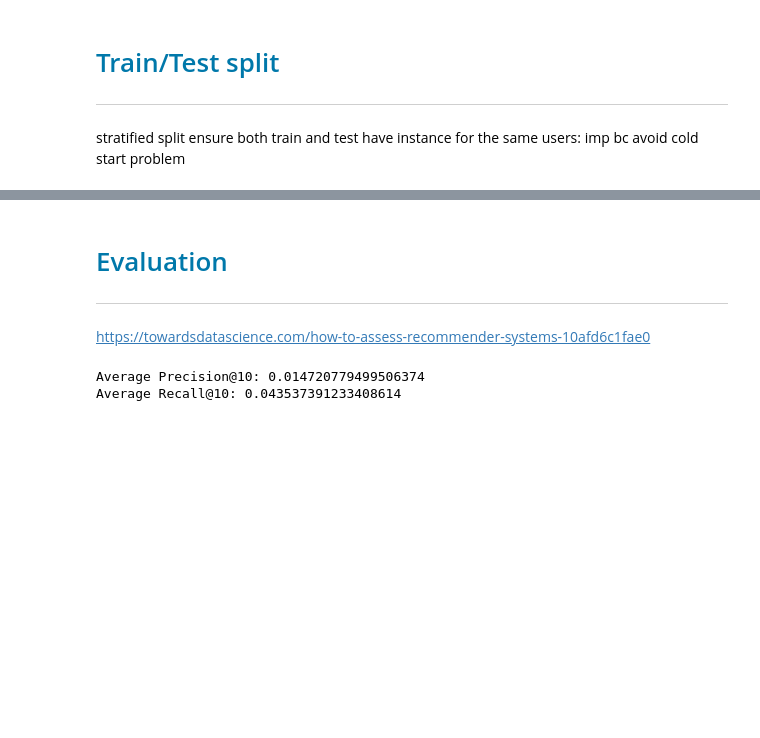
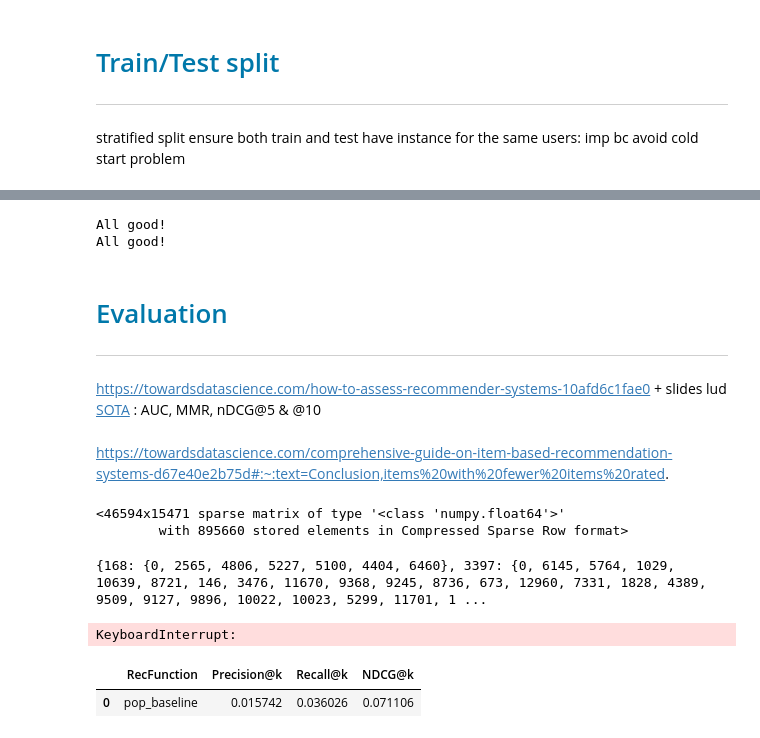
Before and after one commit to BianchiGiulia/Portfolio, a Jupyter notebook: News_Recommendation_System/collab_filt.ipynb, the cells around one changed output, grey strips where cells are left out. Drawn from its saved outputs; the diff is of its cells as text; code cells hidden in the pictures; blank space fills up the shorter version.

```diff
--- a/News_Recommendation_System/collab_filt.ipynb
+++ b/News_Recommendation_System/collab_filt.ipynb
@@ -283,6 +447,28 @@ u_0, u_1
+# %%
+#small check if interaction matrices have data leakage via intersection of matrices
+b_train_matrix = load_npz('b_train_matrix.npz')
+b_test_matrix = load_npz('b_test_matrix.npz')
+n_train_matrix = load_npz('n_train_matrix.npz')
+n_test_matrix = load_npz('n_test_matrix.npz')
+
+def check_data_leakage(train_matrix: csr_matrix, test_matrix: csr_matrix):
+    train_nonzero = set(zip(train_matrix.nonzero()[0], train_matrix.nonzero()[1])) #again in tuple form
+    test_nonzero = set(zip(test_matrix.nonzero()[0], test_matrix.nonzero()[1]))
+    common_elements = train_nonzero.intersection(test_nonzero)
+    if common_elements:
+        print(f"Data leakage: {len(common_elements)} interactions are in both sets.")
+    else:
+        print("All good!")
+
+b_data_leakage = check_data_leakage(b_train_matrix, b_test_matrix)
+n_data_leakage = check_data_leakage(n_train_matrix, n_test_matrix)
+# %% [output]
+All good!
+All good!
 # %% [markdown]
 <h1 style="color:rgb(0,120,170)">Evaluation</h1>
 
 ------------------------------------------------------
-https://towardsdatascience.com/how-to-assess-recommender-systems-10afd6c1fae0
+https://towardsdatascience.com/how-to-assess-recommender-systems-10afd6c1fae0 + slides lud <br>
+[SOTA](https://paperswithcode.com/sota/news-recommendation-on-mind) : AUC, MMR, nDCG@5 & @10
 <a id="Evaluation"></a>
@@ -313,7 +475,27 @@ def evaluate(interaction_matrix, test_interactions, pop_rec_function, k=10):
-# %%
-k=10
-print(f"Average Precision@{k}: {avg_precision_at_k}") #0.014720779499506374
-print(f"Average Recall@{k}: {avg_recall_at_k}") #0.043537391233408614
-# %% [output]
-Average Precision@10: 0.014720779499506374
-Average Recall@10: 0.043537391233408614
+# %% [markdown]
+https://towardsdatascience.com/comprehensive-guide-on-item-based-recommendation-systems-d67e40e2b75d#:~:text=Conclusion,items%20with%20fewer%20items%20rated.
+# %%
+b_train_matrix = load_npz('b_train_matrix.npz')
+b_test_matrix = load_npz('b_test_matrix.npz')
+n_train_matrix = load_npz('n_train_matrix.npz')
+n_test_matrix = load_npz('n_test_matrix.npz')
+b_train_matrix
+# %% [output]
+<46594x15471 sparse matrix of type '<class 'numpy.float64'>'
+        with 895660 stored elements in Compressed Sparse Row format>
+# %%
+#BINARY based
+rec_functions = [rs.pop_baseline]              #list of recommendation functions
+results_table = evals.evaluate(b_train_matrix, b_test_matrix, rec_functions, k=10)
+results_table
+# %% [output]
+{168: {0, 2565, 4806, 5227, 5100, 4404, 6460}, 3397: {0, 6145, 5764, 1029, 10639, 8721, 146, 3476, 11670, 9368, 9245, 8736, 673, 12960, 7331, 1828, 4389, 9509, 9127, 9896, 10022, 10023, 5299, 11701, 1 ...
+KeyboardInterrupt:
+# %%
+#N OF CLICKS based
+rec_functions = [rs.pop_baseline]              #list of recommendation functions
+results_table = evals.evaluate(n_train_matrix, n_test_matrix, rec_functions, k=10)
+results_table
+# %% [output]
+|  | RecFunction | Precision@k | Recall@k | NDCG@k |
+| 0 | pop_baseline | 0.015742 | 0.036026 | 0.071106 |
```
Also changed, not shown: parts of 39 cells of this notebook.
